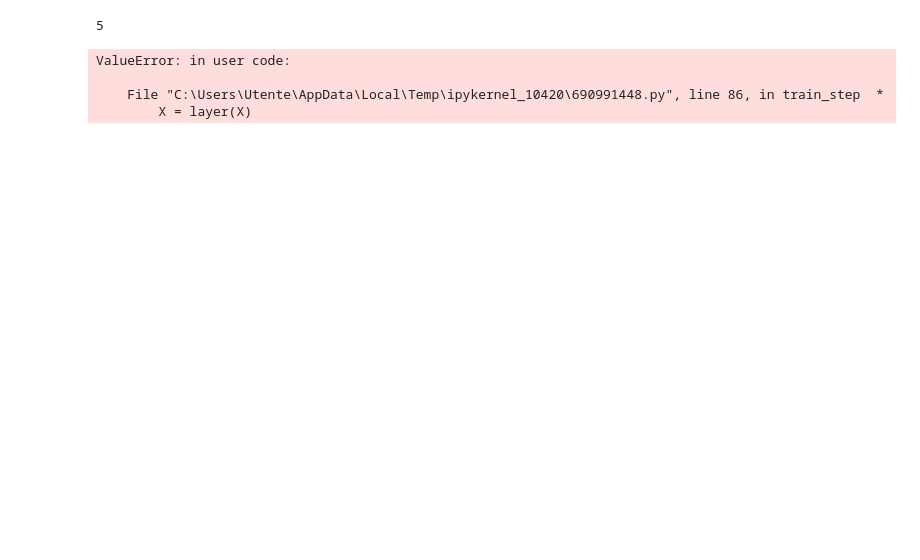
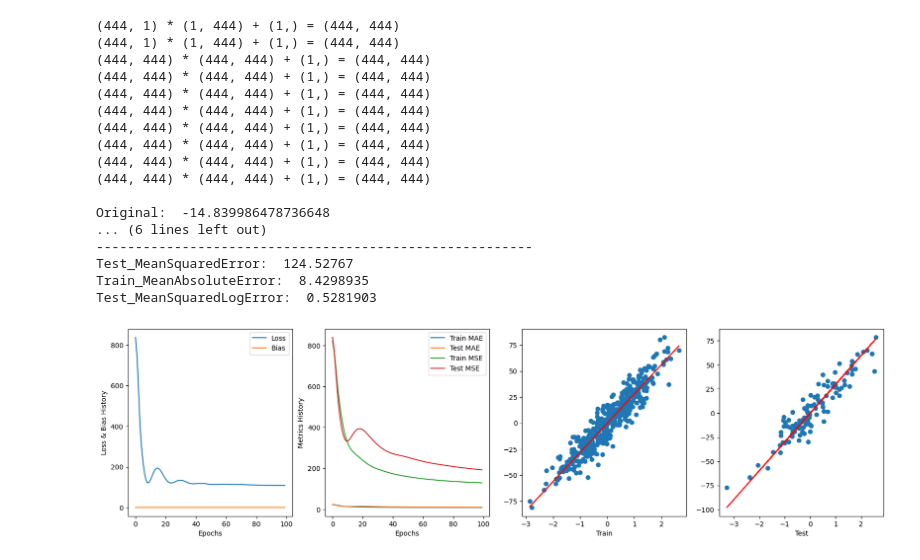
Before and after one commit to cecinuga/MarketAI, a Jupyter notebook: Models/OrderAiTensorflow.ipynb, the cells around one changed output. Cells and saved outputs as stored; diff of their text form; code cells hidden in the pictures; blank space fills up the shorter version.

```diff
--- a/Models/OrderAiTensorflow.ipynb
+++ b/Models/OrderAiTensorflow.ipynb
@@ -11,19 +11,21 @@ os.environ['TF_CPP_MIN_LOG_LEVEL'] = '3'
 k = 5
 
 X_train, X_test, y_train, y_test = train_test_split(housing.data, housing.target, test_size=0.98, random_state=2)
-XR, yR = make_regression(n_samples=100, n_features=3, noise=10, random_state=5)
+XR, yR = make_regression(n_samples=555, n_features=1, noise=10, random_state=5)
 X_train2, X_test2, y_train2, y_test2 = train_test_split(XR, yR, test_size=0.20, random_state=2)
 
 def normalize_dataset(X):
     return tf.keras.utils.normalize(X)
 
-Xk = KFold(n_splits=k)
-Xk.get_n_splits(XR)
+def make_dataset(X_data,y_data,k):
+    def gen():
+        for train_index, test_index in KFold(k).split(X_data):
+            X_train, X_test = X_data[train_index], X_data[test_index]
+            y_train, y_test = y_data[train_index], y_data[test_index]
+            yield X_train,y_train,X_test,y_test
 
-XNk = KFold(n_splits=k)
-XNk.get_n_splits(normalize_dataset(XR))
+    return tf.data.Dataset.from_generator(gen, (tf.double,tf.double,tf.double,tf.double))
+dataset = make_dataset(X_train2, X_test2, k)
-# %% [output]
-5
 # %%
 class Layer(tf.Module):
     def __init__(self, activation=tf.identity):
@@ -55,14 +57,13 @@ class Layer(tf.Module):
 
 
 class MLPLinearRegressor(tf.Module):
-    def __init__(self, layers,XR, X, XN, X_test, y, y_test, lr=0.001, epochs=10):
+    def __init__(self, layers, X, X_test, y, y_test, lr=0.001, epochs=10):
         self.layers = layers
         self.lr = lr
         self.epochs = epochs
         self.loaded = False
         self.X = X
-        self.dataset = XR
-        self.XN = XN
+        self.XN = normalize_dataset(X)
         self.XN_test = normalize_dataset(X_test)
         self.y = y
         self.y_test = y_test
@@ -155,27 +156,23 @@ class MLPLinearRegressor(tf.Module):
         return tf.add(tf.losses.MSE(self.y, predicted), self.lasso())
 
     def run(self):
-        for i, j in enumerate(self.XN.split(self.dataset)):
-            self.weights = model.train_step(self.dataset[i])
-
+        self.weights = model.train_step(self.XN)
         self.vars = [self.layers[0].weights, self.layers[1].weights, self.layers[2].weights,self.layers[3].weights,self.layers[4].weights, self.layers[0].bias, self.layers[1].bias, self.layers[2].bias,self.layers[3].bias,self.layers[4].bias]
         self.weights_list = [self.layers[0].weights, self.layers[1].weights, self.layers[2].weights,self.layers[3].weights,self.layers[4].weights,]
 
         for e in range(self.epochs):
             with tf.GradientTape(watch_accessed_variables=True, persistent=True) as tape:
-                for i, train_index in enumerate(self.XN.split(self.dataset)):
-                    print(i, train_index)
-                    self.weights = self.train_step(self.XN)
-                    self.bias = self.layers[len(self.layers)-1].bias
-                    self.flatten_weights = tf.reduce_mean(self.weights, axis=0)
-                    self.predicted = self._predict_train(tf.transpose(self.X), self.flatten_weights)
+                self.weights = self.train_step(self.XN)
+                self.bias = self.layers[len(self.layers)-1].bias
+                self.flatten_weights = tf.reduce_mean(self.weights, axis=0)
+                self.predicted = self._predict_train(tf.transpose(self.X), self.flatten_weights)
 
-                    loss = tf.nn.scale_regularization_loss(self.loss(self.predicted))
+                loss = tf.nn.scale_regularization_loss(self.loss(self.predicted))
 
-                    self.compressed_weights = tf.reduce_mean(tf.add(tf.multiply(tf.transpose(self.XN), tf.reduce_mean(self.weights, axis=0)), self.bias), axis=1)
-                    self.predict_test()
+                self.compressed_weights = tf.reduce_mean(tf.add(tf.multiply(tf.transpose(self.XN), tf.reduce_mean(self.weights, axis=0)), self.bias), axis=1)
+                self.predict_test()
 
-                    self.calc_history(e, loss)
+                self.calc_history(e, loss)
 
             grads = tape.gradient(loss, self.vars)
             self.optimizer.apply_gradients(zip(grads, self.vars))
@@ -186,12 +183,13 @@ model = MLPLinearRegressor([
     Layer(activation=tf.nn.relu),
     Layer(activation=tf.sigmoid),
     Layer()
-],XR, Xk, XNk, X_test2, tf.squeeze(y_train2), tf.squeeze(y_test2), lr=0.01, epochs=120)
+], X_train2, X_test2, tf.squeeze(y_train2), tf.squeeze(y_test2), lr=0.01, epochs=100)
 
 
 model.run()
+print("\nOriginal: ", y_test2[0], "\nPredicted: ", model.predict(X_test2[0]).numpy(), "\nTested:", model.predicted_test[0].numpy(), "\n")
 model.calc_metrics()
-print("Original: ", y_test2[0], "...Predicted: ", model.predict(X_test2[0]).numpy(), "...Tested:", model.predicted_test[0].numpy())
+
 
 print("Train_MeanSquaredError: ", model.train_mse.result().numpy())
 print("Train_MeanAbsoluteError: ", model.train_mae.result().numpy())
@@ -211,33 +209,47 @@ ax[0].legend()
 
 ax[1].plot([e for e in range(model.epochs)], model.mae_train_error_history, label="Train MAE")
 ax[1].plot([e for e in range(model.epochs)], model.mae_test_error_history, label="Test MAE")
 ax[1].plot([e for e in range(model.epochs)], model.mse_train_error_history, label="Train MSE")
 ax[1].plot([e for e in range(model.epochs)], model.mse_test_error_history, label="Test MSE")
 ax[1].set_ylabel('Metrics History')
 ax[1].set_xlabel('Epochs')
 ax[1].legend()
 
 ax[2].scatter(X_train2[:, -1], y_train2[:])
 ax[2].plot(X_train2[:, -1], model.predicted[:], color='r')
 #ax[2].set_ylim([-200, 200])
 #ax[2].set_xlim(-3,3)
 ax[2].set_xlabel("Train")
 
 ax[3].scatter(X_test2[:, -1], y_test2[:])
 ax[3].plot(X_test2[:, -1], model.predicted_test[:], color='r')
 #ax[3].set_ylim([-200, 200])
 #ax[3].set_xlim(-3,3)
 ax[3].set_xlabel("Test")
 
 """fig3d = plt.figure()
 ax3d = fig3d.add_subplot(projection='3d')
 ax3d.scatter(X_train2[:, 0], X_train2[:, 1], y_train2[:])
 ax3d.plot(X_train2[:, 0], X_train2[:, 1], model.predicted[:])
 """
 
 plt.show()
 # %% [output]
-ValueError: in user code:
+(444, 1) * (1, 444) + (1,) = (444, 444)
+(444, 1) * (1, 444) + (1,) = (444, 444)
+(444, 444) * (444, 444) + (1,) = (444, 444)
+(444, 444) * (444, 444) + (1,) = (444, 444)
+(444, 444) * (444, 444) + (1,) = (444, 444)
+(444, 444) * (444, 444) + (1,) = (444, 444)
+(444, 444) * (444, 444) + (1,) = (444, 444)
+(444, 444) * (444, 444) + (1,) = (444, 444)
+(444, 444) * (444, 444) + (1,) = (444, 444)
+(444, 444) * (444, 444) + (1,) = (444, 444)
 
-    File "C:\Users\Utente\AppData\Local\Temp\ipykernel_10420\690991448.py", line 86, in train_step  *
-        X = layer(X)
+Original:  -14.839986478736648
+... (6 lines left out)
+--------------------------------------------------------
+Test_MeanSquaredError:  124.52767
+Train_MeanAbsoluteError:  8.4298935
+Test_MeanSquaredLogError:  0.5281903
+[figure, added]
```
Also changed, not shown: 1 other file.
